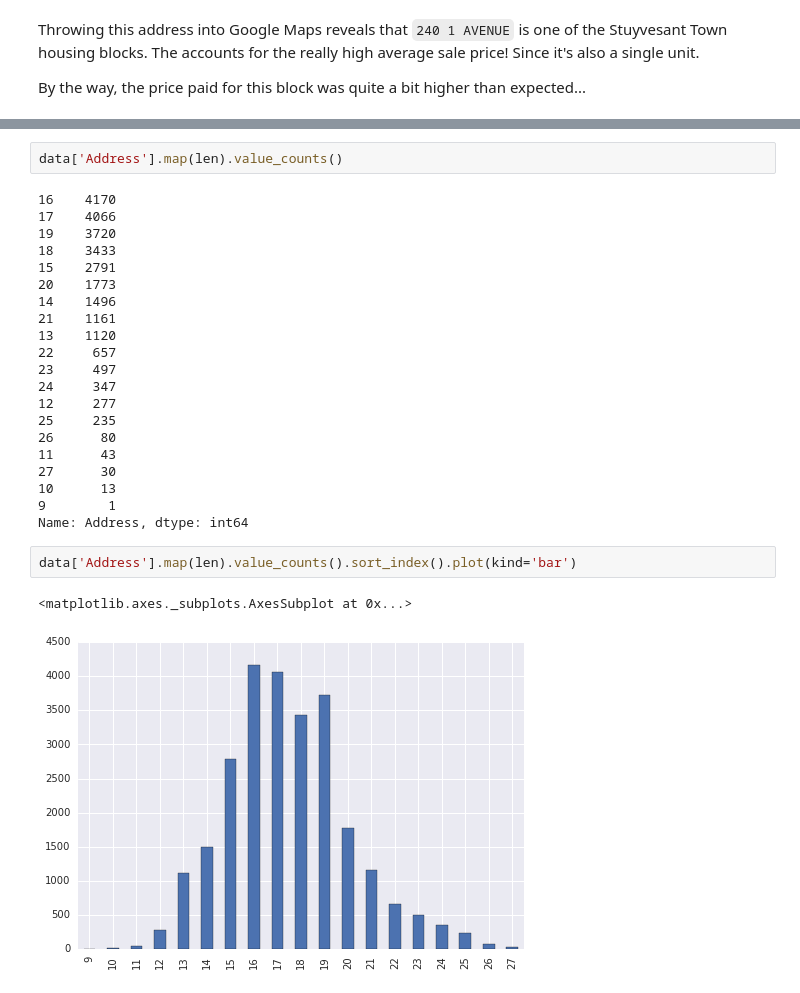
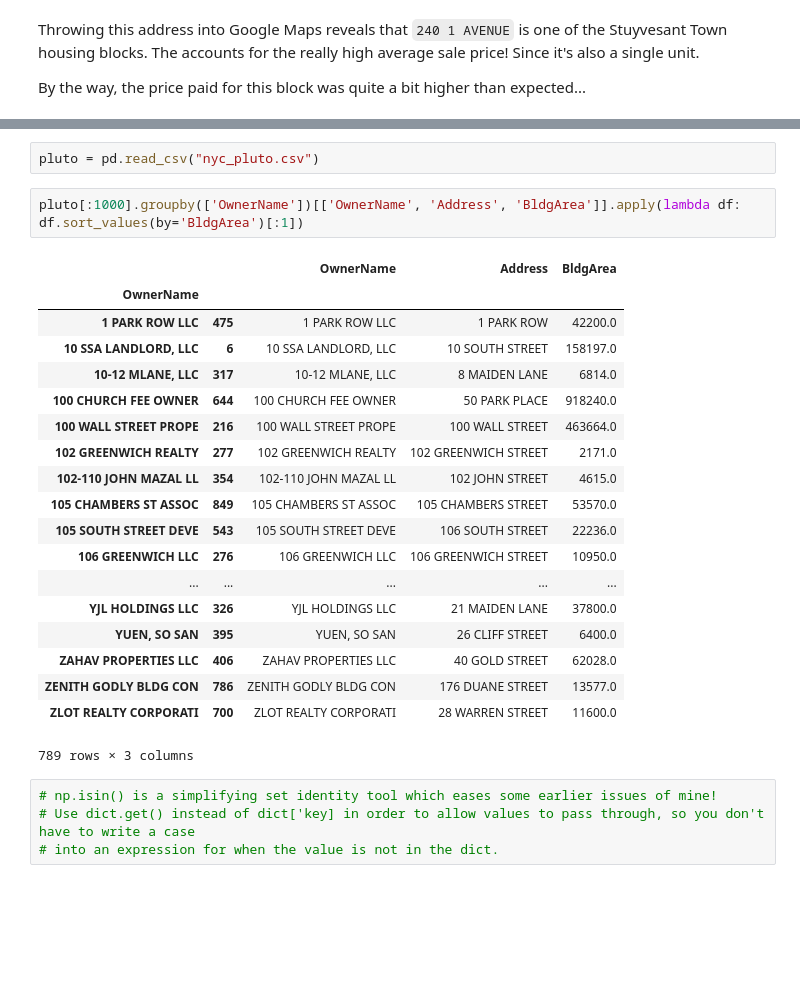
Before and after one commit to ResidentMario/nyc-buildings, a Jupyter notebook: data-scribbles.ipynb, the cells around one changed output, grey strips where cells are left out. Drawn from its saved outputs; the diff is of its cells as text; blank space fills up the shorter version.

```diff
--- a/data-scribbles.ipynb
+++ b/data-scribbles.ipynb
@@ -390,31 +384,31 @@ data[0:500].set_index('Address').groupby(len).sum()
 | 24 | 33900.0 | 232.0 | 1.934664e+08 | 354108.0 | 19194.662017 | 2553.0 | 1584.02 | 10049.0 | 173.0 | ... |
 | 25 | 27277.0 | 745.0 | 1.938657e+08 | 206964.0 | 3132.517598 | 2152.0 | 4771.01 | 12024.0 | 124.0 | ... |
 | 26 | 13957.0 | 12.0 | 2.700000e+07 | 75089.0 | 520.642511 | 410.0 | 892.00 | 3007.0 | 27.0 | ... |
-# %%
-data['Address'].map(len).value_counts()
-# %% [output]
-16    4170
-17    4066
-19    3720
-18    3433
-15    2791
-20    1773
-14    1496
-21    1161
-13    1120
-22     657
-23     497
-24     347
-12     277
-25     235
-26      80
-11      43
-27      30
-10      13
-9        1
-Name: Address, dtype: int64
-# %%
-data['Address'].map(len).value_counts().sort_index().plot(kind='bar')
-# %% [output]
-<matplotlib.axes._subplots.AxesSubplot at 0x...>
-[figure, removed]
+# %%
+pluto = pd.read_csv("nyc_pluto.csv")
+# %%
+pluto[:1000].groupby(['OwnerName'])[['OwnerName', 'Address', 'BldgArea']].apply(lambda df: df.sort_values(by='BldgArea')[:1])
+# %% [output]
+|  |  | OwnerName | Address | BldgArea |
+| OwnerName |  |  |  |  |
+| 1 PARK ROW LLC | 475 | 1 PARK ROW LLC | 1 PARK ROW | 42200.0 |
+| 10 SSA LANDLORD, LLC | 6 | 10 SSA LANDLORD, LLC | 10 SOUTH STREET | 158197.0 |
+| 10-12 MLANE, LLC | 317 | 10-12 MLANE, LLC | 8 MAIDEN LANE | 6814.0 |
+| 100 CHURCH FEE OWNER | 644 | 100 CHURCH FEE OWNER | 50 PARK PLACE | 918240.0 |
+| 100 WALL STREET PROPE | 216 | 100 WALL STREET PROPE | 100 WALL STREET | 463664.0 |
+| 102 GREENWICH REALTY | 277 | 102 GREENWICH REALTY | 102 GREENWICH STREET | 2171.0 |
+| 102-110 JOHN MAZAL LL | 354 | 102-110 JOHN MAZAL LL | 102 JOHN STREET | 4615.0 |
+| 105 CHAMBERS ST ASSOC | 849 | 105 CHAMBERS ST ASSOC | 105 CHAMBERS STREET | 53570.0 |
+| 105 SOUTH STREET DEVE | 543 | 105 SOUTH STREET DEVE | 106 SOUTH STREET | 22236.0 |
+| 106 GREENWICH LLC | 276 | 106 GREENWICH LLC | 106 GREENWICH STREET | 10950.0 |
+| ... | ... | ... | ... | ... |
+| YJL HOLDINGS LLC | 326 | YJL HOLDINGS LLC | 21 MAIDEN LANE | 37800.0 |
+| YUEN, SO SAN | 395 | YUEN, SO SAN | 26 CLIFF STREET | 6400.0 |
+| ZAHAV PROPERTIES LLC | 406 | ZAHAV PROPERTIES LLC | 40 GOLD STREET | 62028.0 |
+| ZENITH GODLY BLDG CON | 786 | ZENITH GODLY BLDG CON | 176 DUANE STREET | 13577.0 |
+| ZLOT REALTY CORPORATI | 700 | ZLOT REALTY CORPORATI | 28 WARREN STREET | 11600.0 |
+789 rows × 3 columns
+# %%
+# np.isin() is a simplifying set identity tool which eases some earlier issues of mine!
+# Use dict.get() instead of dict['key] in order to allow values to pass through, so you don't have to write a case
+# into an expression for when the value is not in the dict.
```
Also changed, not shown: parts of 4 cells of this notebook, 4 other files.
